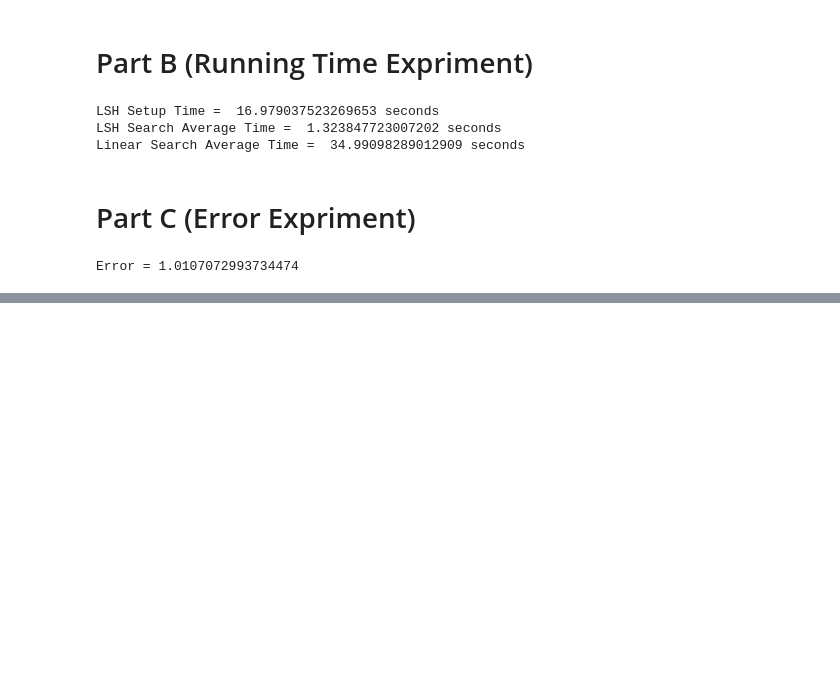
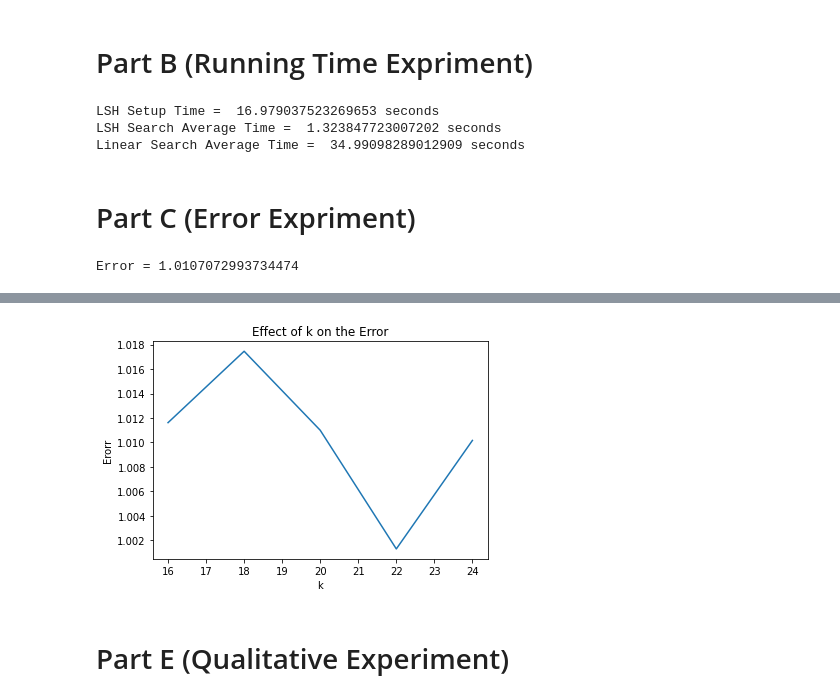
Before and after one commit to AUT-Student/BigData-HW1, a Jupyter notebook: BigData_HW1_Q3.ipynb, the cells around one changed output, grey strips where cells are left out. Drawn from its saved outputs; the diff is of its cells as text; code cells hidden in the pictures; blank space fills up the shorter version.

```diff
--- a/BigData_HW1_Q3.ipynb
+++ b/BigData_HW1_Q3.ipynb
@@ -235,0 +267,28 @@ Error = 1.0107072993734474
+# %%
+k_list = []
+error_list = []
+
+for k in [16, 18, 20, 22, 24]:
+  # LSH Setup
+  functions, hashed_A = lsh_setup(A = A, k = k, L = 10)
+
+  # Query Indexes
+  query_indexes = [100*j for j in range(1,11)]
+
+  # Calculate Error
+  error_value = error(A, hashed_A, functions, query_indexes, num_neighbors=3)
+
+  k_list.append(k)
+  error_list.append(error_value)
+# %%
+import matplotlib.pyplot as plt
+
+plt.plot(k_list, error_list)
+plt.xlabel("k")
+plt.ylabel("Erorr")
+plt.title("Effect of k on the Error")
+plt.show()
+# %% [output]
+[figure, added]
+# %% [markdown]
+# Part E (Qualitative Experiment)
```
Also changed, not shown: parts of 6 cells of this notebook.
